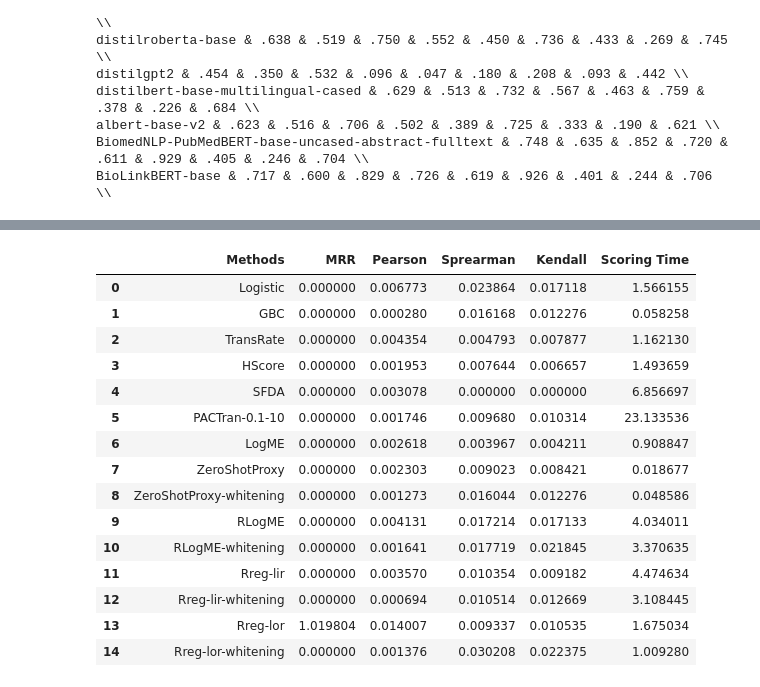
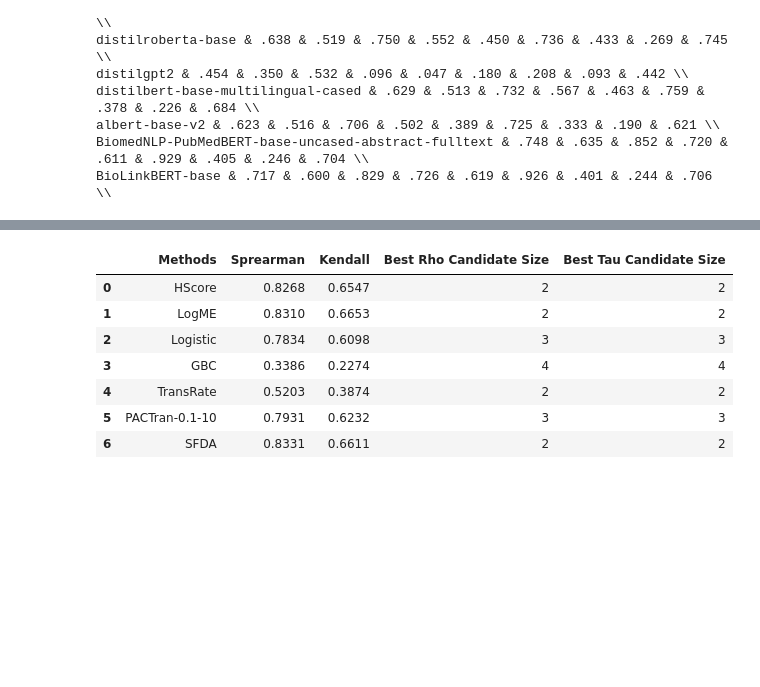
Before and after one commit to KOU-201270/model-selection, a Jupyter notebook: eval_model_selection.ipynb, the cells around one changed output, grey strips where cells are left out. Cells and saved outputs as stored; diff of their text form; code cells hidden in the pictures; blank space fills up the shorter version.

```diff
--- a/eval_model_selection.ipynb
+++ b/eval_model_selection.ipynb
@@ -248,0 +363,4 @@ all_results, main_results = summarize_results(CANDIDATE_SIZES, tuned_results, tu
+# %%
+all_results, main_results = summarize_results(CANDIDATE_SIZES, tuned_results, tuned_setting, "mrr", False)
+get_final_score(0.5, ["bioasq9b", "scifact"])
+all_results_aggregate, main_results_aggregate = summarize_results(CANDIDATE_SIZES, tuned_results, tuned_setting, "mrr", True)
@@ -300,19 +410,13 @@ _, RLogME_r10_results = summarize_results(CANDIDATE_SIZES, tuned_results, tuned_
+# %%
+best_results = extract_best_results(main_results, ["bioasq9b"])
 # %%
-pd.DataFrame(main_results["bioasq9b"]["5"]["mrr"]["std"])
+pd.DataFrame(best_results['bioasq9b']["random"]['mrr'])
 # %% [output]
-|  | Methods | MRR | Pearson | Sprearman | Kendall | Scoring Time |
-| 0 | Logistic | 0.000000 | 0.006773 | 0.023864 | 0.017118 | 1.566155 |
-| 1 | GBC | 0.000000 | 0.000280 | 0.016168 | 0.012276 | 0.058258 |
-| 2 | TransRate | 0.000000 | 0.004354 | 0.004793 | 0.007877 | 1.162130 |
-| 3 | HScore | 0.000000 | 0.001953 | 0.007644 | 0.006657 | 1.493659 |
-| 4 | SFDA | 0.000000 | 0.003078 | 0.000000 | 0.000000 | 6.856697 |
-| 5 | PACTran-0.1-10 | 0.000000 | 0.001746 | 0.009680 | 0.010314 | 23.133536 |
-| 6 | LogME | 0.000000 | 0.002618 | 0.003967 | 0.004211 | 0.908847 |
-| 7 | ZeroShotProxy | 0.000000 | 0.002303 | 0.009023 | 0.008421 | 0.018677 |
-| 8 | ZeroShotProxy-whitening | 0.000000 | 0.001273 | 0.016044 | 0.012276 | 0.048586 |
-| 9 | RLogME | 0.000000 | 0.004131 | 0.017214 | 0.017133 | 4.034011 |
-| 10 | RLogME-whitening | 0.000000 | 0.001641 | 0.017719 | 0.021845 | 3.370635 |
-| 11 | Rreg-lir | 0.000000 | 0.003570 | 0.010354 | 0.009182 | 4.474634 |
-| 12 | Rreg-lir-whitening | 0.000000 | 0.000694 | 0.010514 | 0.012669 | 3.108445 |
-| 13 | Rreg-lor | 1.019804 | 0.014007 | 0.009337 | 0.010535 | 1.675034 |
-| 14 | Rreg-lor-whitening | 0.000000 | 0.001376 | 0.030208 | 0.022375 | 1.009280 |
+|  | Methods | Sprearman | Kendall | Best Rho Candidate Size | Best Tau Candidate Size |
+| 0 | HScore | 0.8268 | 0.6547 | 2 | 2 |
+| 1 | LogME | 0.8310 | 0.6653 | 2 | 2 |
+| 2 | Logistic | 0.7834 | 0.6098 | 3 | 3 |
+| 3 | GBC | 0.3386 | 0.2274 | 4 | 4 |
+| 4 | TransRate | 0.5203 | 0.3874 | 2 | 2 |
+| 5 | PACTran-0.1-10 | 0.7931 | 0.6232 | 3 | 3 |
+| 6 | SFDA | 0.8331 | 0.6611 | 2 | 2 |
```
Also changed, not shown: parts of 38 cells of this notebook.
